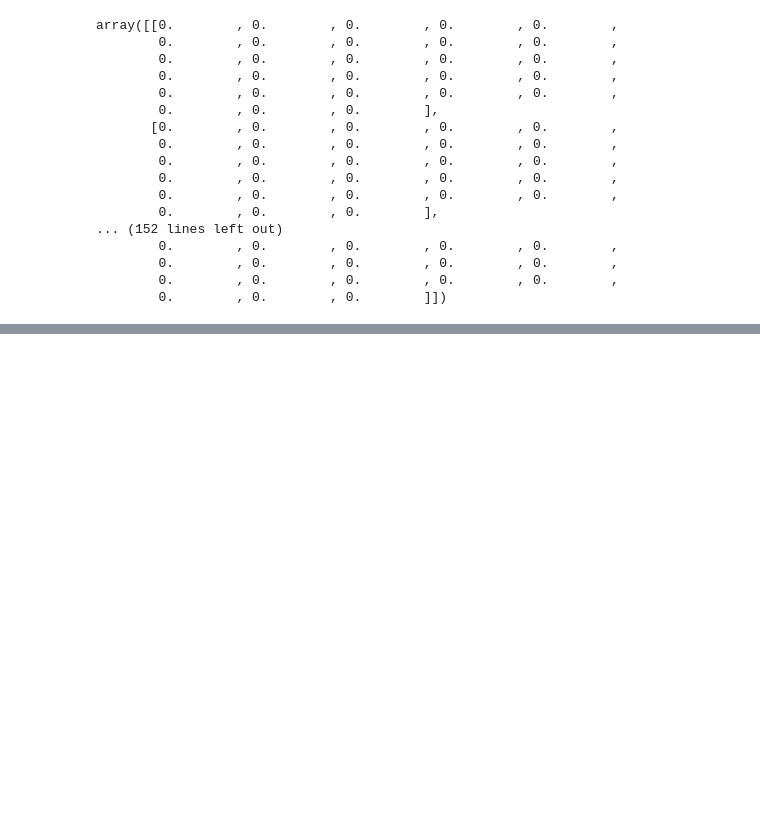
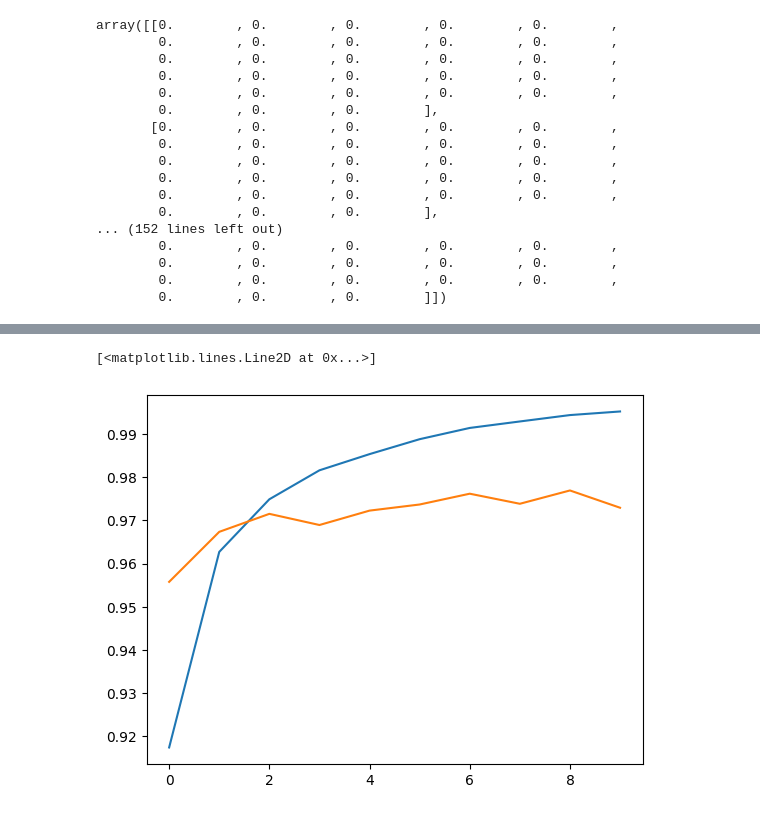
Before and after one commit to MOHIT282/Number-Recoginition-System, a Jupyter notebook: Number Recognition System.ipynb, the cells around one changed output, grey strips where cells are left out. Cells and saved outputs as stored; diff of their text form; code cells hidden in the pictures; blank space fills up the shorter version.

```diff
--- a/Number Recognition System.ipynb
+++ b/Number Recognition System.ipynb
@@ -109,0 +163,6 @@ _________________________________________________________________
+# %%
+plt.plot(ann_model.history['accuracy'])
+plt.plot(ann_model.history['val_accuracy'])
+# %% [output]
+[<matplotlib.lines.Line2D at 0x...>]
+[figure, added]
```
Also changed, not shown: parts of 20 cells of this notebook.
